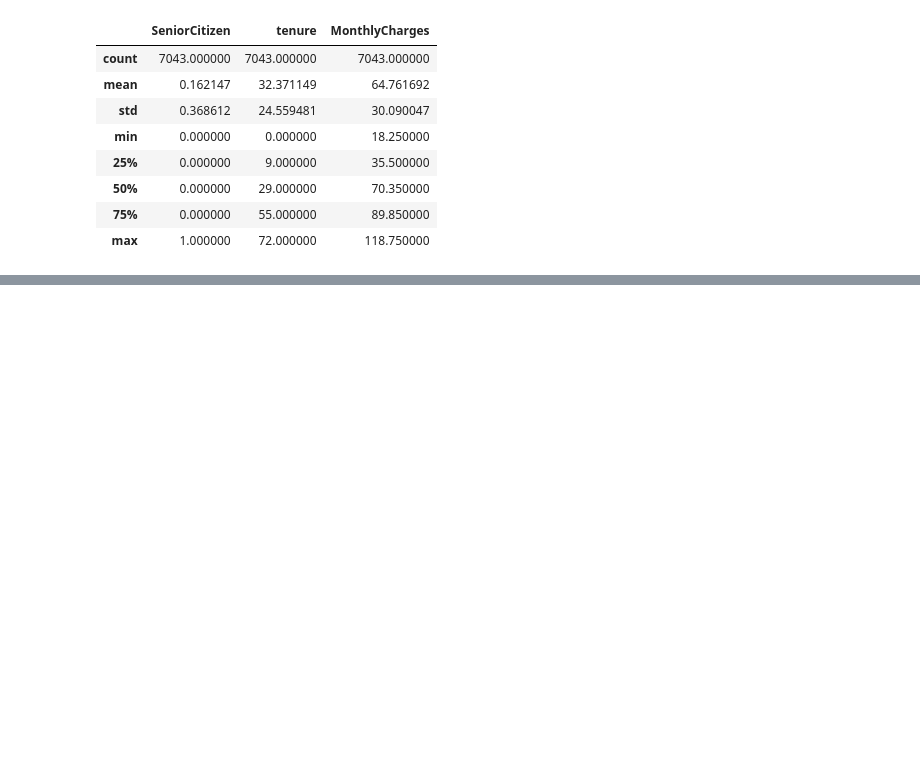
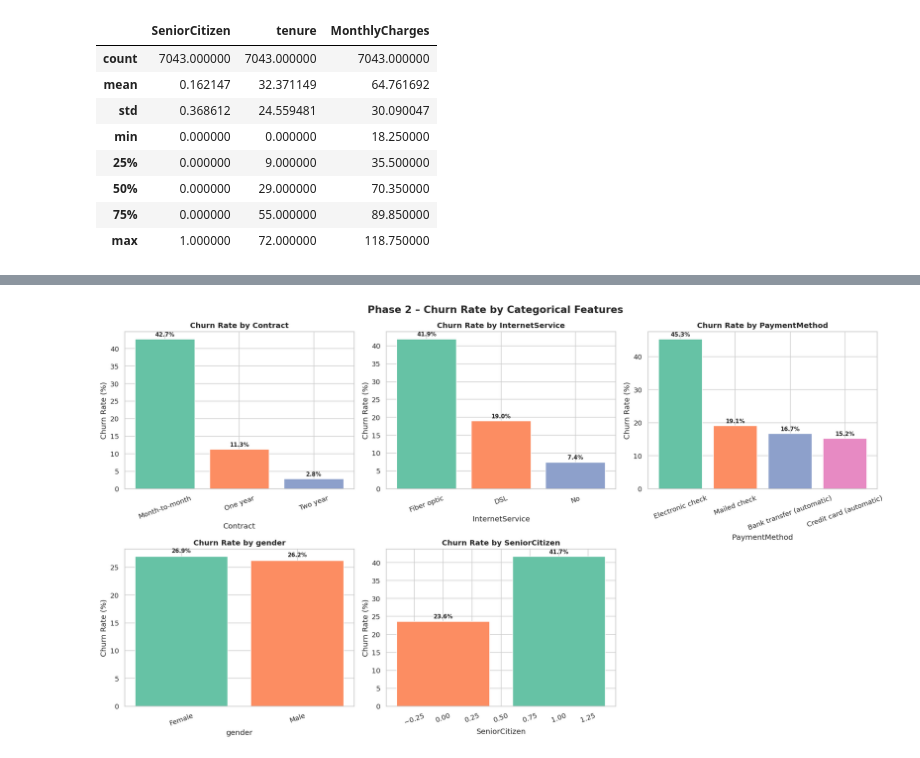
Before and after one commit to TiagoStudent/ca2_churn_project_artifacts, a Jupyter notebook: notebooks/CA2_Customer_Churn_Prediction.ipynb, the cells around one changed output, grey strips where cells are left out. Drawn from its saved outputs; the diff is of its cells as text; code cells hidden in the pictures; blank space fills up the shorter version.

```diff
--- a/notebooks/CA2_Customer_Churn_Prediction.ipynb
+++ b/notebooks/CA2_Customer_Churn_Prediction.ipynb
@@ -130,0 +161,29 @@ dtype: int64
+# %%
+# ── 2.6 Churn by Key Categorical Variables ───────────────────────────────────
+cat_cols = ['Contract', 'InternetService', 'PaymentMethod', 'gender', 'SeniorCitizen']
+
+fig, axes = plt.subplots(2, 3, figsize=(18, 10))
+axes = axes.flatten()
+
+for i, col in enumerate(cat_cols):
+    churn_rate = df.groupby(col)['Churn'].apply(lambda x: (x == 'Yes').mean() * 100).reset_index()
+    churn_rate.columns = [col, 'Churn Rate (%)']
+    churn_rate = churn_rate.sort_values('Churn Rate (%)', ascending=False)
+
+    bars = axes[i].bar(churn_rate[col], churn_rate['Churn Rate (%)'],
+                       color=sns.color_palette('Set2', len(churn_rate)), edgecolor='white')
+    axes[i].set_title(f'Churn Rate by {col}', fontsize=12, fontweight='bold')
+    axes[i].set_ylabel('Churn Rate (%)')
+    axes[i].set_xlabel(col)
+    axes[i].tick_params(axis='x', rotation=20)
+    for bar in bars:
+        axes[i].text(bar.get_x() + bar.get_width()/2., bar.get_height() + 0.5,
+                     f'{bar.get_height():.1f}%', ha='center', va='bottom', fontsize=9, fontweight='bold')
+
+axes[-1].set_visible(False)
+plt.suptitle('Phase 2 – Churn Rate by Categorical Features', fontsize=16, fontweight='bold')
+plt.tight_layout()
+plt.savefig('../images/02_churn_by_category.png', bbox_inches='tight')
+plt.show()
+# %% [output]
+[figure, added]
```
Also changed, not shown: parts of 1 cell of this notebook, 2 other files.
